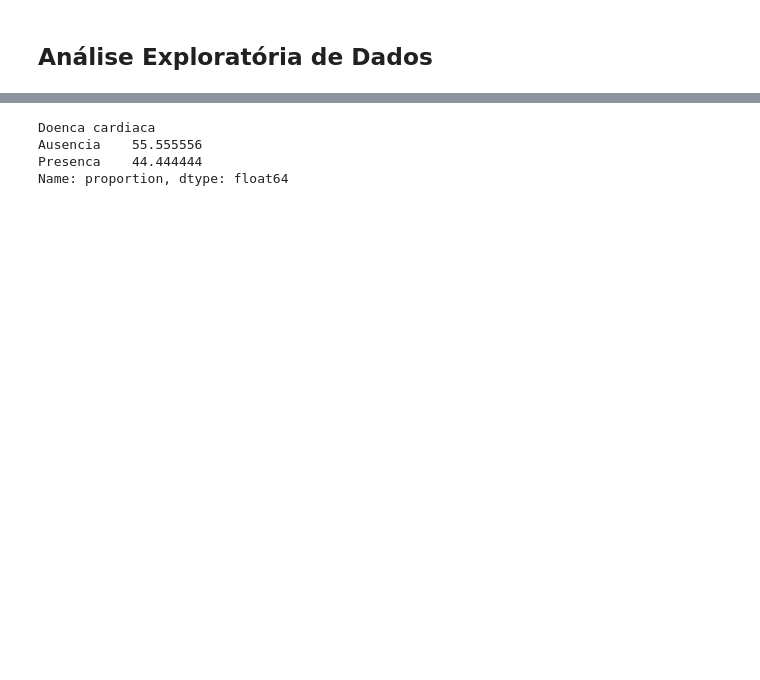
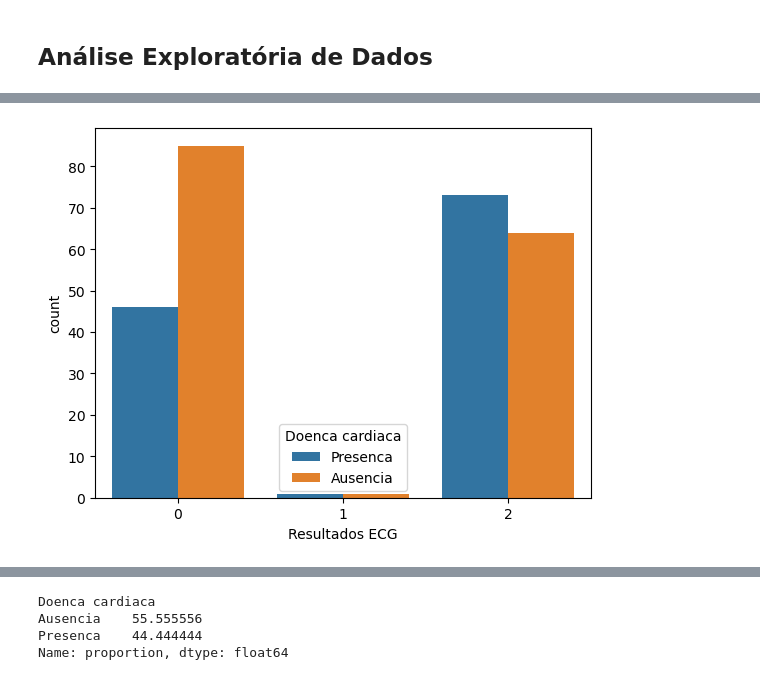
Before and after one commit to CrisNakamura/projeto_deteccao_doenca_cardiaca, a Jupyter notebook: projeto.ipynb, the cells around one changed output, grey strips where cells are left out. Saved outputs shown, nothing was run; the diff lists cells and outputs as text; code cells hidden in the pictures; blank space fills up the shorter version.

```diff
--- a/projeto.ipynb
+++ b/projeto.ipynb
@@ -115,0 +149,4 @@ sns.countplot(data=dados, x='Tipo dor', hue='Doenca cardiaca')
+# %%
+sns.countplot(data=dados, x='Resultados ECG', hue='Doenca cardiaca');
+# %% [output]
+[figure, added]
```
Also changed, not shown: parts of 27 cells of this notebook.
